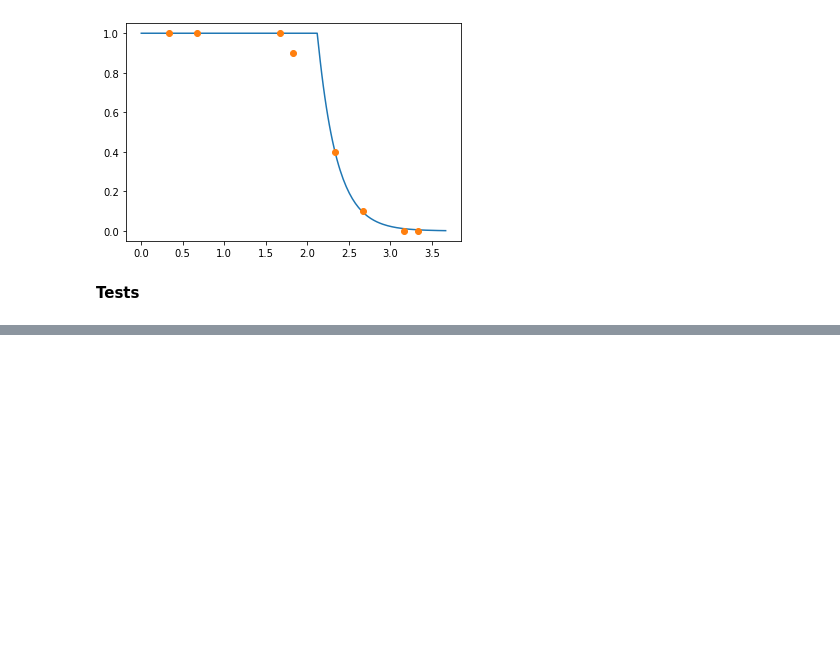
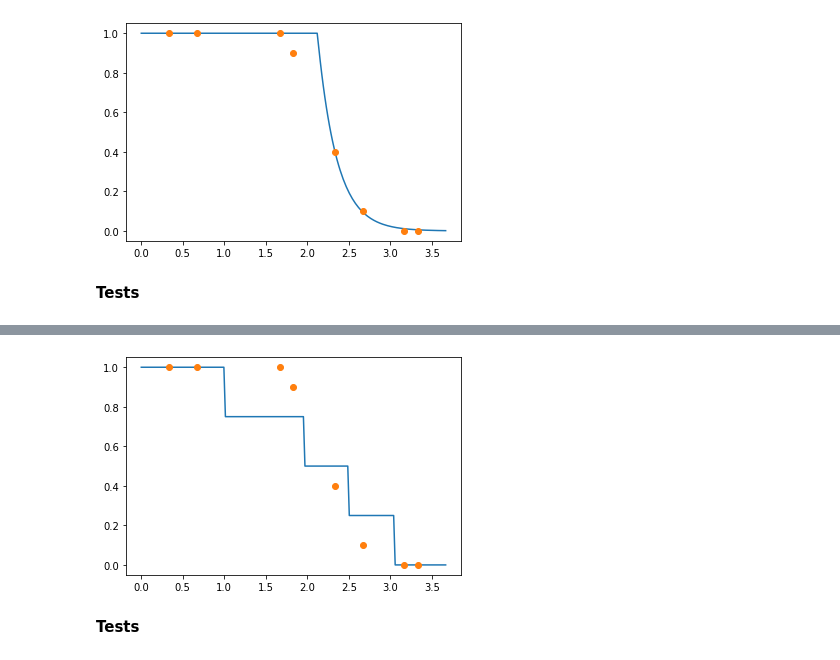
Before and after one commit to ManuelDileo/mulearn, a Jupyter notebook: 01_fuzzifiers.ipynb, the cells around one changed output, grey strips where cells are left out. Drawn from its saved outputs; the diff is of its cells as text; code cells hidden in the pictures; blank space fills up the shorter version.

```diff
--- a/01_fuzzifiers.ipynb
+++ b/01_fuzzifiers.ipynb
@@ -982,0 +1098,13 @@ class QuantileConstantPiecewiseFuzzifier(Fuzzifier):
+# %%
+f = QuantileConstantPiecewiseFuzzifier(xs,mus)
+
+[mu, [rdata, rdata_synth, estimate]] = \
+      f.get_membership(1, lambda x: x/3, return_profile=True)
+
+plt.plot(rdata_synth, estimate)
+plt.plot(rdata, mus, 'o')
+plt.show()
+# %% [output]
+[figure, added]
+# %% [markdown]
+**Tests**
```
Also changed, not shown: parts of 14 cells of this notebook, 2 other files.
